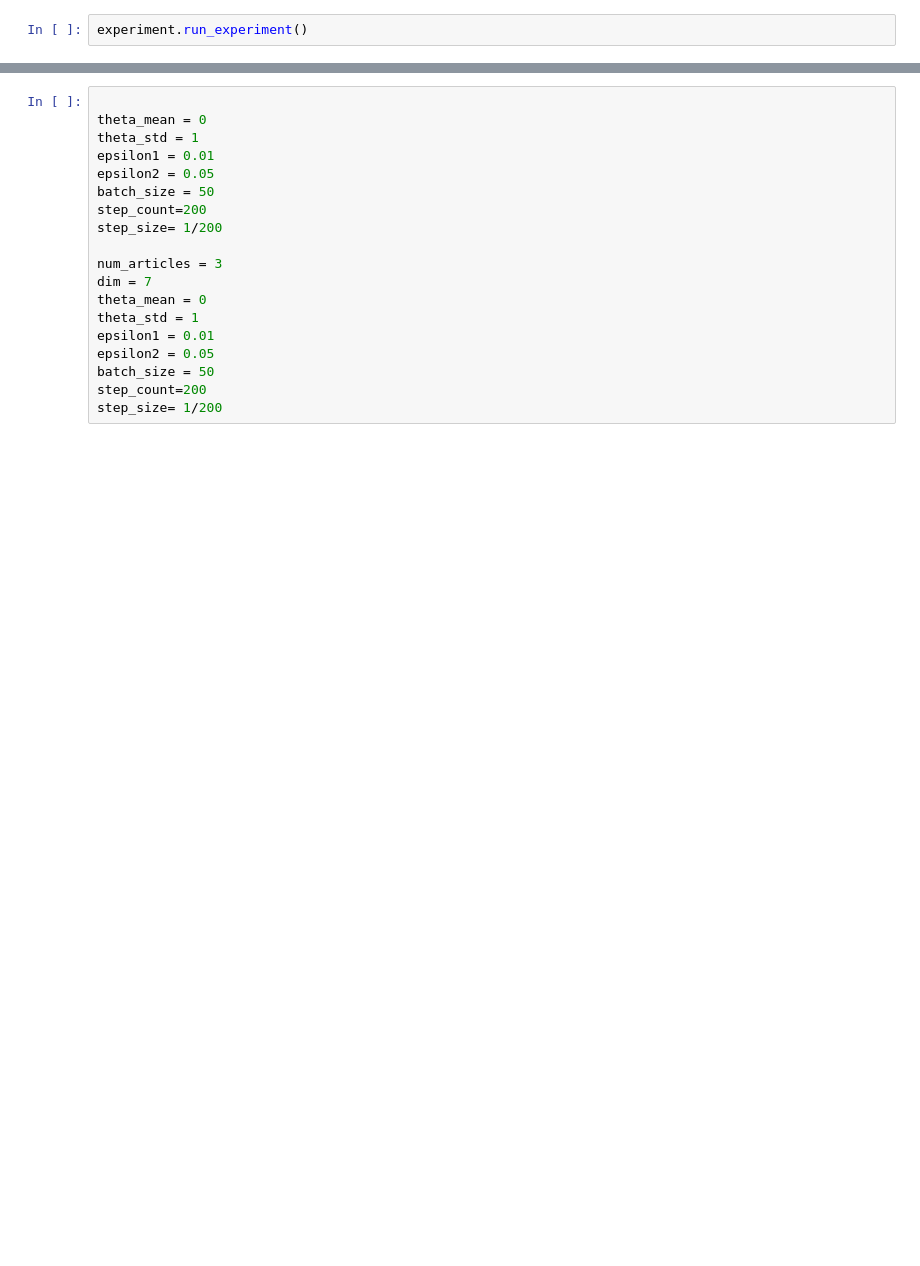
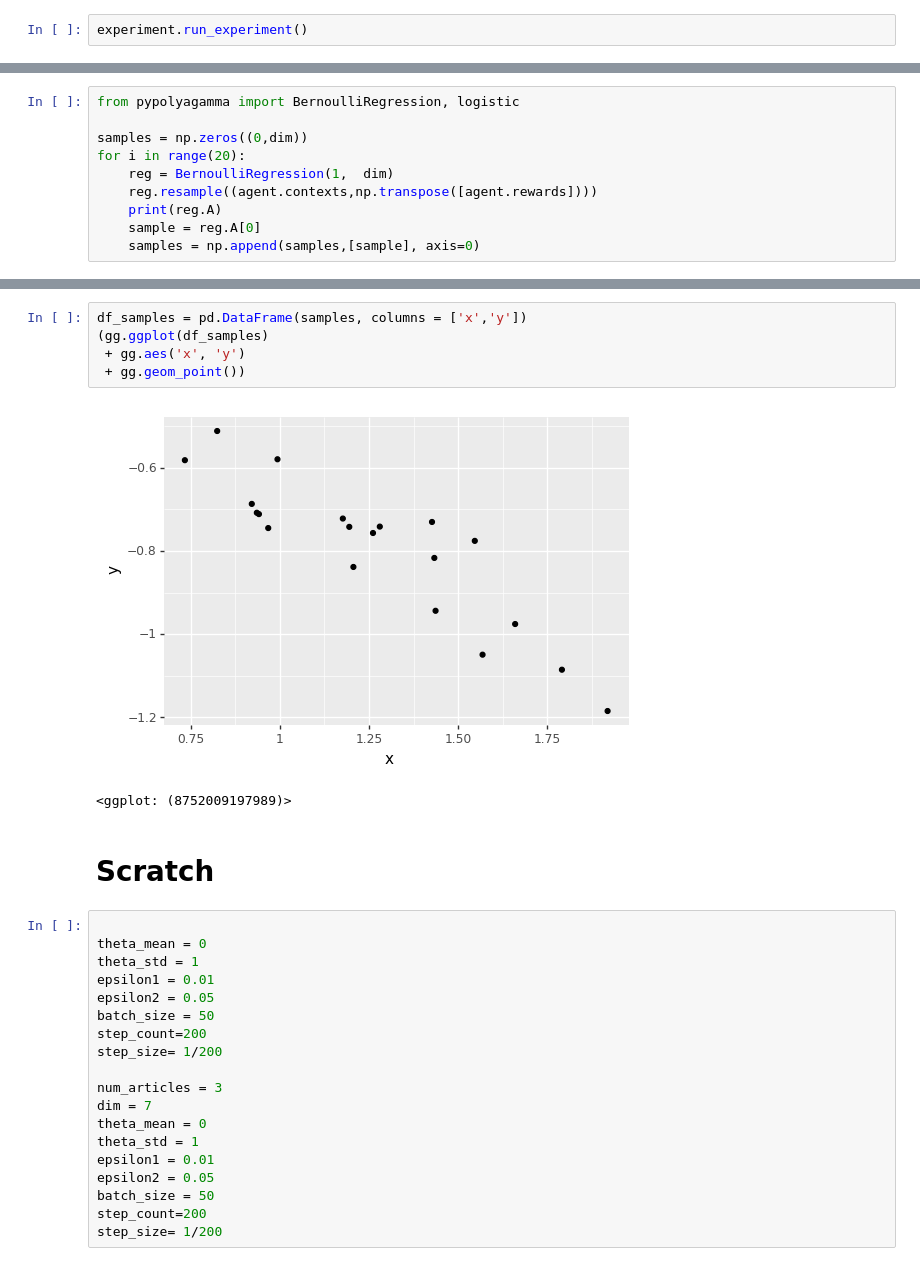
Before and after one commit to holdenlee/Online_Sampling, a Jupyter notebook: src/CheckSamplingQuality.ipynb, the cells around one changed output, grey strips where cells are left out. Saved outputs shown, nothing was run; the diff lists cells and outputs as text; blank space fills up the shorter version.

```diff
--- a/src/CheckSamplingQuality.ipynb
+++ b/src/CheckSamplingQuality.ipynb
@@ -128,0 +153,10 @@ df_samples = pd.DataFrame(samples, columns = ['x','y'])
+# %%
+from pypolyagamma import BernoulliRegression, logistic
+
+samples = np.zeros((0,dim))
+for i in range(20):
+    reg = BernoulliRegression(1,  dim)
+    reg.resample((agent.contexts,np.transpose([agent.rewards])))
+    print(reg.A)
+    sample = reg.A[0]
+    samples = np.append(samples,[sample], axis=0)
@@ -129,3 +184,13 @@ df_samples = pd.DataFrame(samples, columns = ['x','y'])
+# %%
+df_samples = pd.DataFrame(samples, columns = ['x','y'])
+(gg.ggplot(df_samples)
+ + gg.aes('x', 'y')
+ + gg.geom_point())
+# %% [output]
+[figure, added]
+<ggplot: (8752009197989)>
+# %% [markdown]
+# Scratch
 # %%
 
 theta_mean = 0
```
Also changed, not shown: parts of 16 cells of this notebook, 13 other files.
